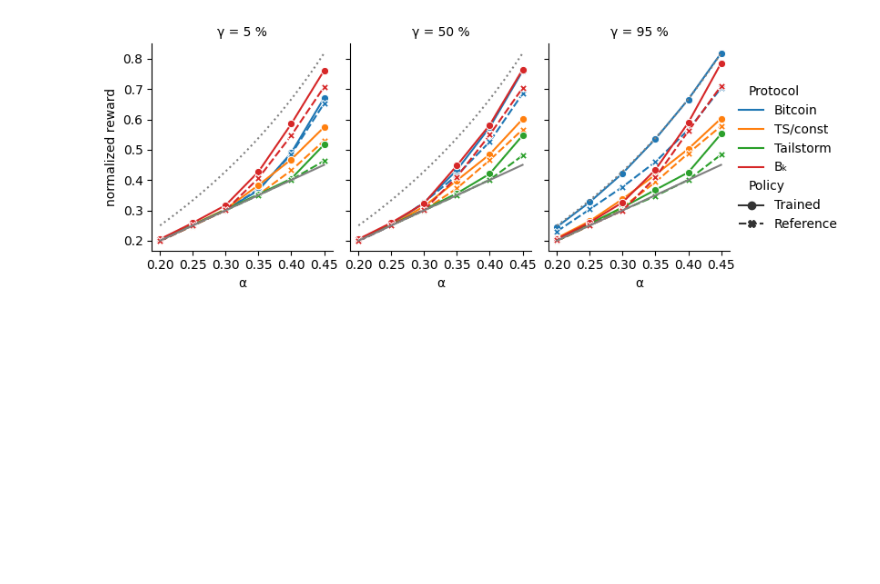
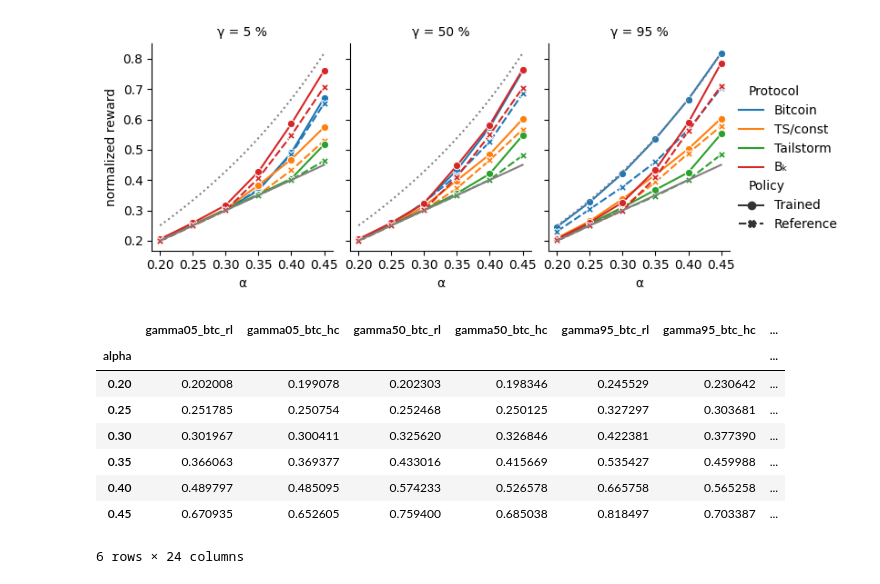
Before and after one commit to pkel/cpr, a Jupyter notebook: experiments/rl-eval/rl-results-condensed.ipynb, the cells around one changed output. Drawn from its saved outputs; the diff is of its cells as text; code cells hidden in the pictures; blank space fills up the shorter version.

Commit message:
Export RL results as wide csv for presentation

```diff
--- a/experiments/rl-eval/rl-results-condensed.ipynb
+++ b/experiments/rl-eval/rl-results-condensed.ipynb
@@ -216,3 +216,45 @@ fig.savefig(
 )
 # %% [output]
 [figure]
+# %%
+# Build and export wide CSV table for pgfplots
+def texProtocol(x):
+    if x == "nakamoto":
+        return "btc"
+    if x == "tailstorm-8-discount":
+        return "ts8d"
+    if x == "tailstorm-8-constant":
+        return "ts8c"
+    if x == "bk-8":
+        return "bk8"
+    assert False
+
+
+def texPolicy(x):
+    if x == "trained":
+        return "rl"
+    if x == "hard-coded":
+        return "hc"
+    assert False
+
+
+subset = best_models.copy()
+subset["protocol"] = subset.protocol.map(texProtocol)
+subset["policy"] = subset.kind.map(texPolicy)
+subset["gamma"] = subset.gamma.map(lambda x: f"gamma{int(x * 100):02d}")
+wide = subset.pivot(
+    index="alpha", columns=["gamma", "protocol", "policy"], values="rpp_mean"
+)
+wide.columns = ["_".join(col) for col in wide.columns.values]
+wide.to_csv("rl-results.csv")
+wide
+# %% [output]
+|  | gamma05_btc_rl | gamma05_btc_hc | gamma50_btc_rl | gamma50_btc_hc | gamma95_btc_rl | gamma95_btc_hc | ... |
+| alpha |  |  |  |  |  |  | ... |
+| 0.20 | 0.202008 | 0.199078 | 0.202303 | 0.198346 | 0.245529 | 0.230642 | ... |
+| 0.25 | 0.251785 | 0.250754 | 0.252468 | 0.250125 | 0.327297 | 0.303681 | ... |
+| 0.30 | 0.301967 | 0.300411 | 0.325620 | 0.326846 | 0.422381 | 0.377390 | ... |
+| 0.35 | 0.366063 | 0.369377 | 0.433016 | 0.415669 | 0.535427 | 0.459988 | ... |
+| 0.40 | 0.489797 | 0.485095 | 0.574233 | 0.526578 | 0.665758 | 0.565258 | ... |
+| 0.45 | 0.670935 | 0.652605 | 0.759400 | 0.685038 | 0.818497 | 0.703387 | ... |
+6 rows × 24 columns
```
Also changed, not shown: parts of 4 cells of this notebook, 1 other file.
